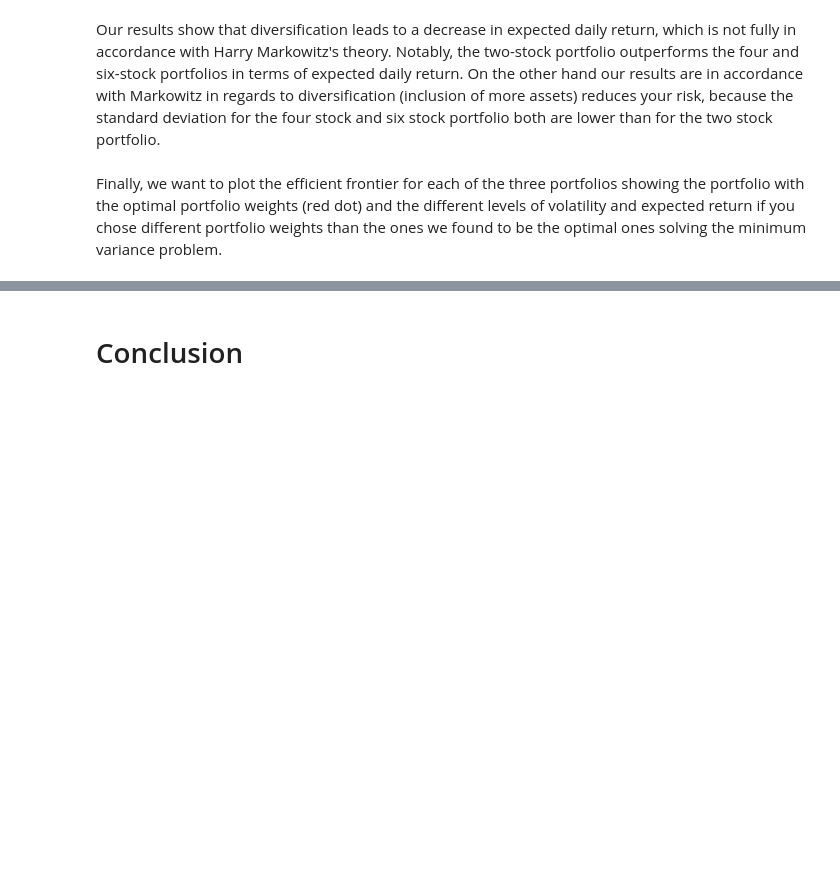
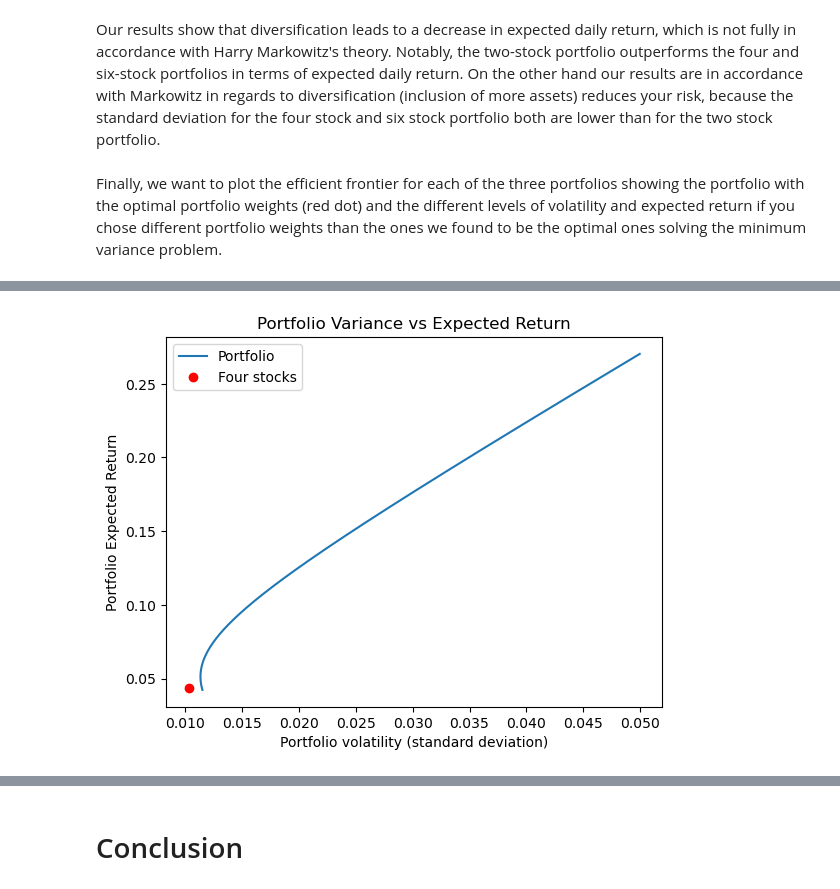
Before and after one commit to NumEconCopenhagen/projects-2024-zgc373-og-pgj472, a Jupyter notebook: dataproject/dataproject.ipynb, the cells around one changed output, grey strips where cells are left out. Cells and saved outputs as stored; diff of their text form; code cells hidden in the pictures; blank space fills up the shorter version.

```diff
--- a/dataproject/dataproject.ipynb
+++ b/dataproject/dataproject.ipynb
@@ -499,0 +352,4 @@ plt.show()
+# %%
+SD.plot_four_stock()
+# %% [output]
+[figure, added]
```
Also changed, not shown: parts of 14 cells of this notebook, 1 other file.
